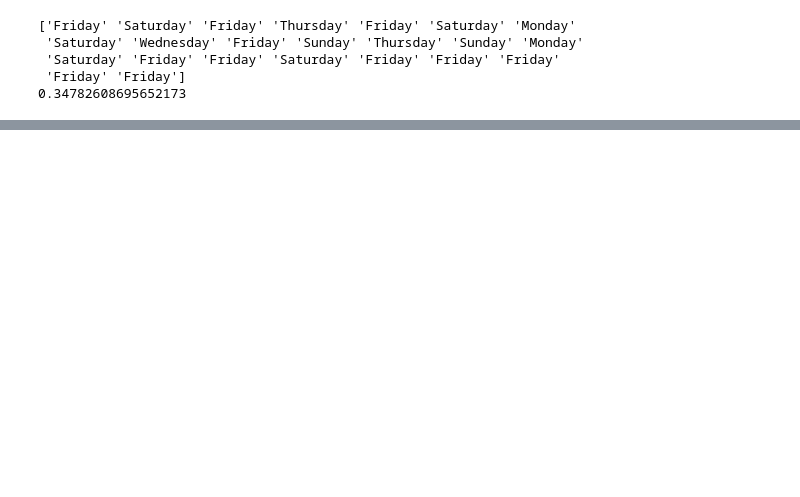
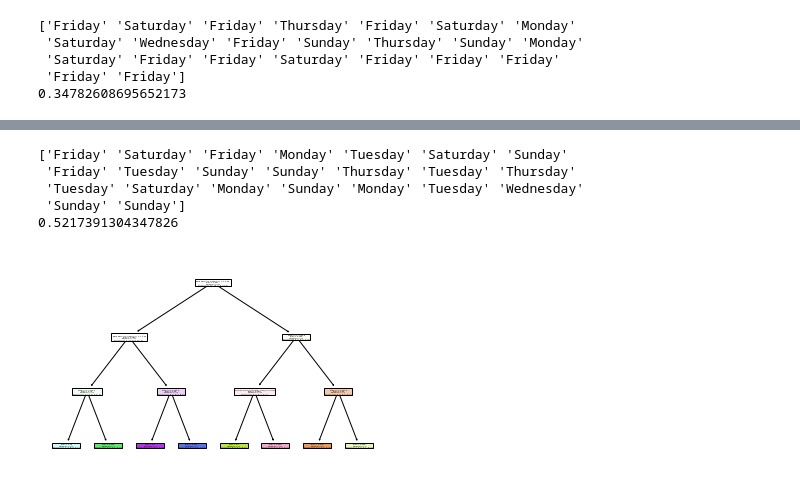
Before and after one commit to macyryan/cpsc222Project, a Jupyter notebook: Project.ipynb, the cells around one changed output, grey strips where cells are left out. Cells and saved outputs as stored; diff of their text form; code cells hidden in the pictures; blank space fills up the shorter version.

```diff
--- a/Project.ipynb
+++ b/Project.ipynb
@@ -453,0 +443,10 @@ print(personal_data)
+# %%
+'''Finding the correlation between steps and quarantine status'''
+from sklearn.preprocessing import LabelEncoder
+
+# Use a label encoder to transform the Quarantine status column to int
+le = LabelEncoder()
+personal_data['Quarantine Status'] = le.fit_transform(personal_data['Quarantine Status'])
+
+m, b, r, p_value, std_err = stats.linregress(personal_data["Steps"], personal_data["Quarantine Status"])
+print("r between steps and quarantine status:", r)
@@ -484,0 +530,21 @@ print(accuracy)
+# %%
+tree_clf = DecisionTreeClassifier(max_depth=3, random_state = 0) # create the decision tree
+tree_clf.fit(x_train, y_train)
+
+y_predicted = tree_clf.predict(x_test) # find the predictions according to the decision tree
+print(y_predicted)
+
+accuracy = tree_clf.score(x_test, y_test) # find the accuracy of the decision tree
+print(accuracy)
+# %% [output]
+['Friday' 'Saturday' 'Friday' 'Monday' 'Tuesday' 'Saturday' 'Sunday'
+ 'Friday' 'Tuesday' 'Sunday' 'Sunday' 'Thursday' 'Tuesday' 'Thursday'
+ 'Tuesday' 'Saturday' 'Monday' 'Sunday' 'Monday' 'Tuesday' 'Wednesday'
+ 'Sunday' 'Sunday']
+0.5217391304347826
+# %%
+fig = plt.figure() # creat a figure
+tree.plot_tree(tree_clf, feature_names=x_train.columns, filled=True) # plot the decision tree
+fig.savefig("decision_tree.pdf") # save the decision tree to a file
+# %% [output]
+[figure, added]
```
Also changed, not shown: parts of 27 cells of this notebook, 5 other files.
